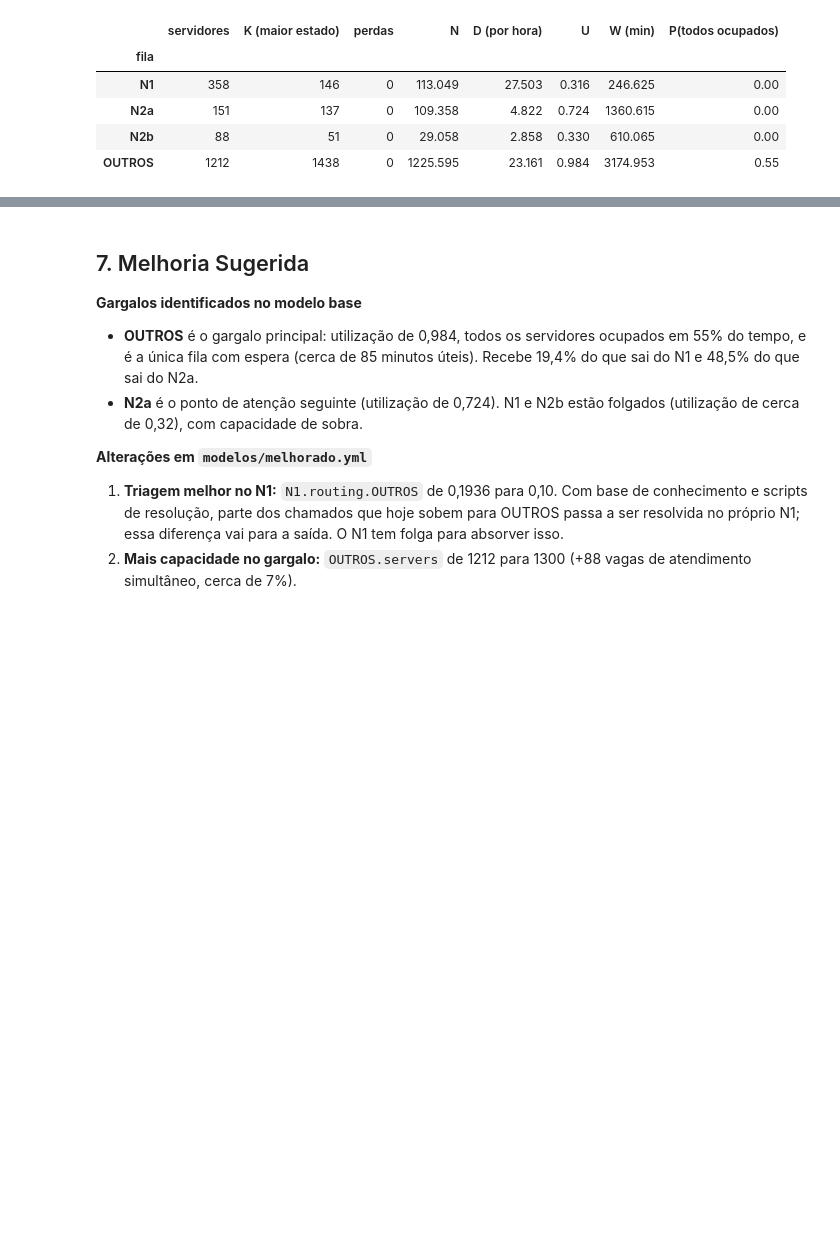
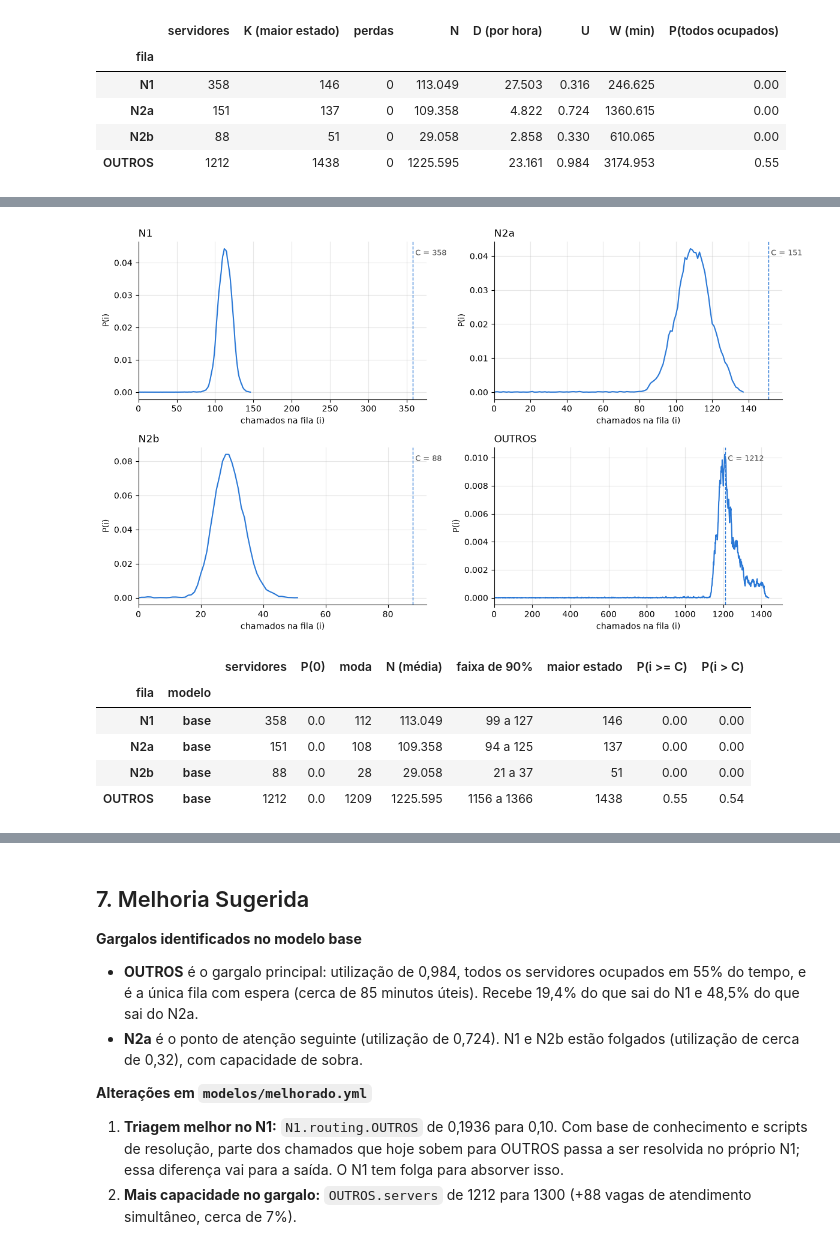
Before and after one commit to germanocorrea/simple-queue-simulator--pucrs, a Jupyter notebook: tratamento.ipynb, the cells around one changed output, grey strips where cells are left out. Drawn from its saved outputs; the diff is of its cells as text; code cells hidden in the pictures; blank space fills up the shorter version.

```diff
--- a/tratamento.ipynb
+++ b/tratamento.ipynb
@@ -260,0 +304,51 @@ indices("modelos/base.yml")
+# %%
+CORES = ["#2a78d6", "#eb6834"]  # uma cor por modelo, na ordem em que são passados
+
+
+def distribuicao(*nomes):
+    # lê a tabela de estados que indices() salvou em resultados/<nome>_saida.txt
+    dist = {}
+    for nome in nomes:
+        saida = open(f"resultados/{nome}_saida.txt").read()
+        for fila, C, corpo in re.findall(r"=+ (\S+) \(G/G/(\d+)/\w+\) =+\n(.*?)(?=\n=+ |\nTotal clients lost \(all)",
+                                         saida, re.S):
+            estados = re.findall(r"^\s+(\d+)\*?\s+[\d.]+\s+([\d.]+)", corpo, re.M)
+            dist[nome, fila] = int(C), pd.Series({int(i): float(p) for i, p in estados})
+
+    resumo = []
+    fig, eixos = plt.subplots(2, 2, figsize=(12, 7))
+    for eixo, fila in zip(eixos.flat, NOMES_FILAS):
+        for k, (nome, cor) in enumerate(zip(nomes, CORES)):
+            C, p = dist[nome, fila]
+            acum = p.cumsum()
+            quantil = lambda q: p.index[min(acum.searchsorted(q), len(p) - 1)]
+            resumo.append({"fila": fila, "modelo": nome, "servidores": C, "P(0)": p.get(0, 0.0),
+                           "moda": p.idxmax(), "N (média)": (p.index * p).sum(),
+                           "faixa de 90%": f"{quantil(0.05)} a {quantil(0.95)}", "maior estado": p.index.max(),
+                           "P(i >= C)": p[p.index >= C].sum(), "P(i > C)": p[p.index > C].sum()})
+            eixo.plot(p.index, p.values, color=cor, lw=1.5, label=nome)
+            eixo.axvline(C, color=cor, ls="--", lw=1)
+            eixo.text(C, 0.95 - 0.08 * k, f" C = {C}", transform=eixo.get_xaxis_transform(), color="#444",
+                      fontsize=9, va="top")
+        eixo.set_title(fila, loc="left")
+        eixo.set_xlabel("chamados na fila (i)")
+        eixo.set_ylabel("P(i)")
+        eixo.set_xlim(left=0)
+        eixo.grid(alpha=0.3)
+        eixo.spines[["top", "right"]].set_visible(False)
+        if len(nomes) > 1:
+            eixo.legend(frameon=False)
+    fig.tight_layout()
+    plt.show()
+    return pd.DataFrame(resumo).set_index(["fila", "modelo"]).round(3)
+
+
+distribuicao("base")
+# %% [output]
+[figure, added]
+|  |  | servidores | P(0) | moda | N (média) | faixa de 90% | maior estado | P(i >= C) | P(i > C) |
+| fila | modelo |  |  |  |  |  |  |  |  |
+| N1 | base | 358 | 0.0 | 112 | 113.049 | 99 a 127 | 146 | 0.00 | 0.00 |
+| N2a | base | 151 | 0.0 | 108 | 109.358 | 94 a 125 | 137 | 0.00 | 0.00 |
+| N2b | base | 88 | 0.0 | 28 | 29.058 | 21 a 37 | 51 | 0.00 | 0.00 |
+| OUTROS | base | 1212 | 0.0 | 1209 | 1225.595 | 1156 a 1366 | 1438 | 0.55 | 0.54 |
```
Also changed, not shown: parts of 7 cells of this notebook.
